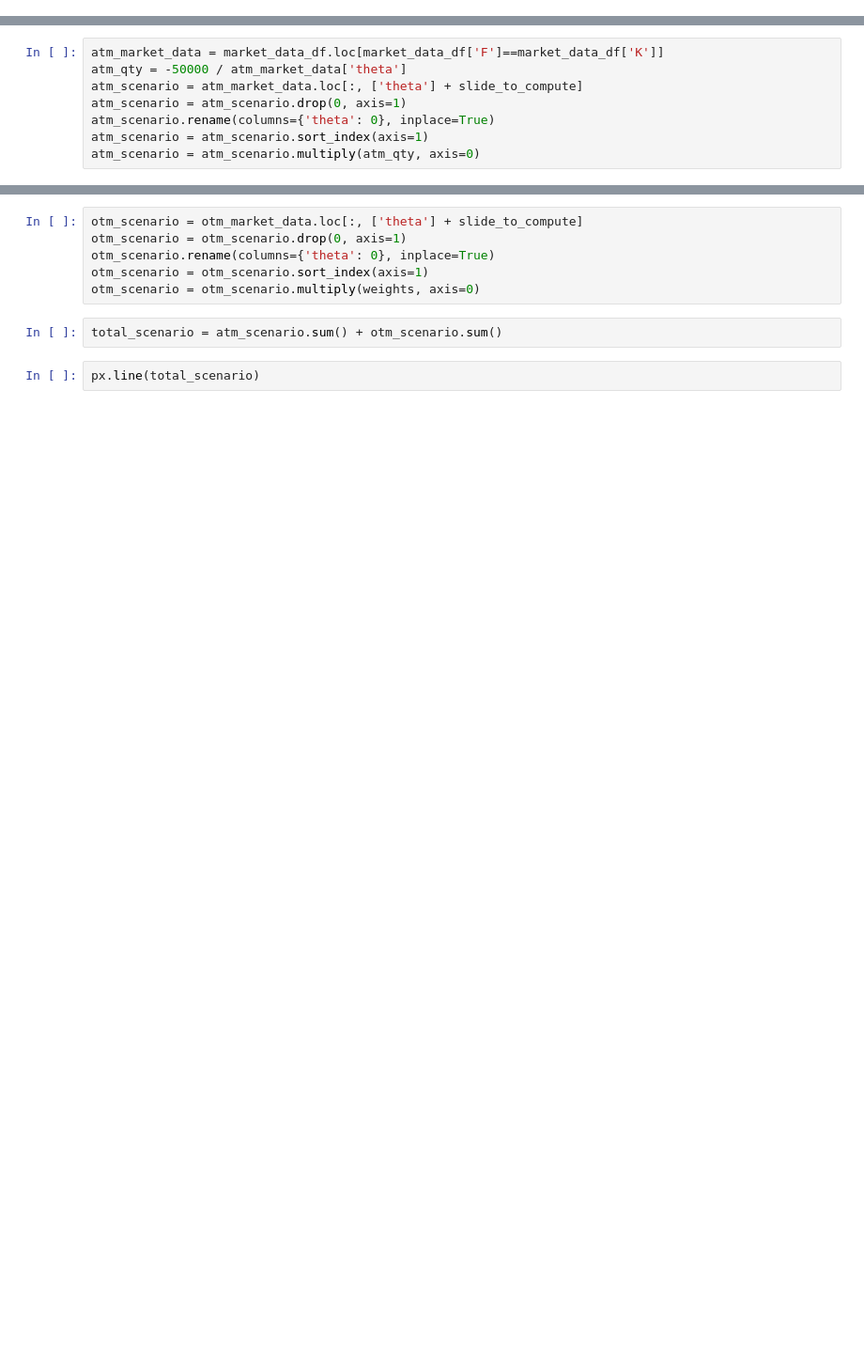
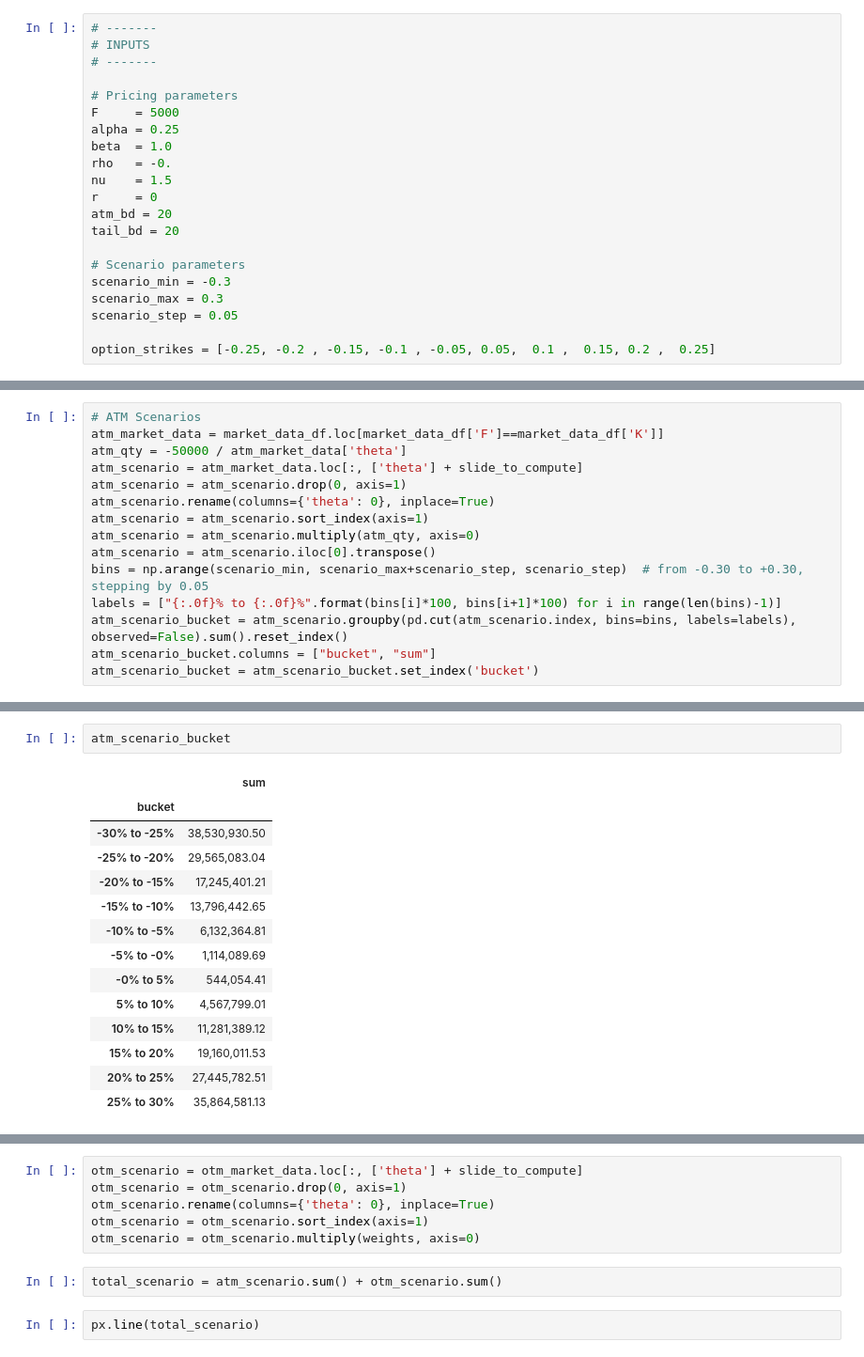
Before and after one commit to kevinlaventure/Quantitative_Methods_and_Analysis, a Jupyter notebook: option_portfolio copy.ipynb, the cells around one changed output, grey strips where cells are left out. Shown at 94% size. Saved outputs shown, nothing was run; the diff lists cells and outputs as text; blank space fills up the shorter version.

```diff
--- a/option_portfolio copy.ipynb
+++ b/option_portfolio copy.ipynb
@@ -11,4 +10,25 @@ from python_module.tools import maximize_with_bounds
 pd.options.display.max_rows = 999
 pd.options.display.max_columns = 999
 pd.options.display.float_format = '{:,.2f}'.format
+# %%
+# -------
+# INPUTS
+# -------
+
+# Pricing parameters
+F     = 5000
+alpha = 0.25
+beta  = 1.0
+rho   = -0.
+nu    = 1.5
+r     = 0
+atm_bd = 20
+tail_bd = 20
+
+# Scenario parameters
+scenario_min = -0.3
+scenario_max = 0.3
+scenario_step = 0.05
+
+option_strikes = [-0.25, -0.2 , -0.15, -0.1 , -0.05, 0.05,  0.1 ,  0.15, 0.2 ,  0.25]
 # %%
@@ -100,4 +66,5 @@ market_data_df
 # %%
+# ATM Scenarios
 atm_market_data = market_data_df.loc[market_data_df['F']==market_data_df['K']]
 atm_qty = -50000 / atm_market_data['theta']
 atm_scenario = atm_market_data.loc[:, ['theta'] + slide_to_compute]
@@ -105,3 +72,9 @@ atm_scenario = atm_scenario.drop(0, axis=1)
 atm_scenario.rename(columns={'theta': 0}, inplace=True)
 atm_scenario = atm_scenario.sort_index(axis=1)
 atm_scenario = atm_scenario.multiply(atm_qty, axis=0)
+atm_scenario = atm_scenario.iloc[0].transpose()
+bins = np.arange(scenario_min, scenario_max+scenario_step, scenario_step)  # from -0.30 to +0.30, stepping by 0.05
+labels = ["{:.0f}% to {:.0f}%".format(bins[i]*100, bins[i+1]*100) for i in range(len(bins)-1)]
+atm_scenario_bucket = atm_scenario.groupby(pd.cut(atm_scenario.index, bins=bins, labels=labels), observed=False).sum().reset_index()
+atm_scenario_bucket.columns = ["bucket", "sum"]
+atm_scenario_bucket = atm_scenario_bucket.set_index('bucket')
@@ -112,0 +109,17 @@ target_scenario = [-0.3, -0.2, 0.2, 0.3]
+# %%
+atm_scenario_bucket
+# %% [output]
+|  | sum |
+| bucket |  |
+| -30% to -25% | 38,530,930.50 |
+| -25% to -20% | 29,565,083.04 |
+| -20% to -15% | 17,245,401.21 |
+| -15% to -10% | 13,796,442.65 |
+| -10% to -5% | 6,132,364.81 |
+| -5% to -0% | 1,114,089.69 |
+| -0% to 5% | 544,054.41 |
+| 5% to 10% | 4,567,799.01 |
+| 10% to 15% | 11,281,389.12 |
+| 15% to 20% | 19,160,011.53 |
+| 20% to 25% | 27,445,782.51 |
+| 25% to 30% | 35,864,581.13 |
```
Also changed, not shown: parts of 19 cells of this notebook.
